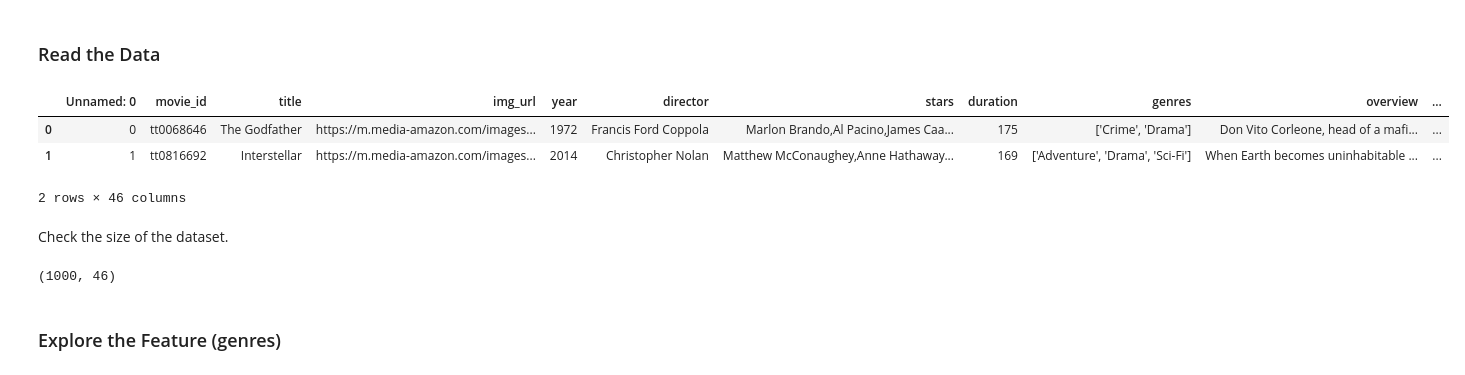
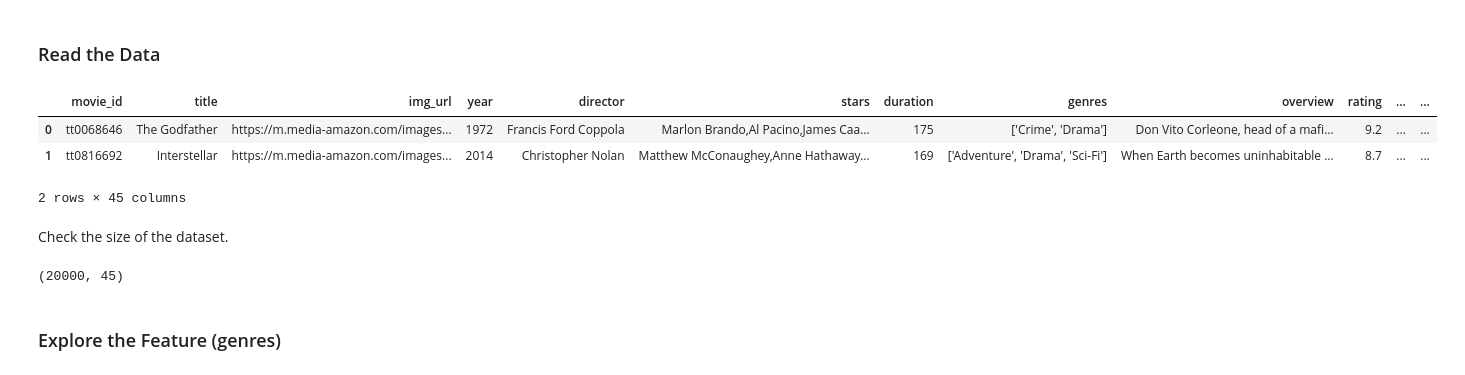
Before and after one commit to minhdo2207/Movie_Recommendation_Web, a Jupyter notebook: algorithm/content_based_recommender.ipynb, the cells around one changed output. Drawn from its saved outputs; the diff is of its cells as text; code cells hidden in the pictures.

```diff
--- a/algorithm/content_based_recommender.ipynb
+++ b/algorithm/content_based_recommender.ipynb
@@ -11,21 +11,21 @@ import matplotlib.pyplot as plt
 # %% [markdown]
 ### Read the Data
 # %%
-movies = pd.read_csv('../preprocessor/data_cleaned.csv', sep=',', index_col=False, dtype='unicode')
+movies = pd.read_csv('../preprocessor/movies_data_cleaned.csv', sep=',', index_col=False, dtype='unicode')
 # Select the first 30,000 rows
-selected_movies = movies.head(1000)
+selected_movies = movies.head(20000)
 selected_movies.head(2)
 # %% [output]
-|  | Unnamed: 0 | movie_id | title | img_url | year | director | stars | duration | genres | overview | ... |
-| 0 | 0 | tt0068646 | The Godfather | https://m.media-amazon.com/images... | 1972 | Francis Ford Coppola | Marlon Brando,Al Pacino,James Caa... | 175 | ['Crime', 'Drama'] | Don Vito Corleone, head of a mafi... | ... |
-| 1 | 1 | tt0816692 | Interstellar | https://m.media-amazon.com/images... | 2014 | Christopher Nolan | Matthew McConaughey,Anne Hathaway... | 169 | ['Adventure', 'Drama', 'Sci-Fi'] | When Earth becomes uninhabitable ... | ... |
+|  | movie_id | title | img_url | year | director | stars | duration | genres | overview | rating | ... | ... |
+| 0 | tt0068646 | The Godfather | https://m.media-amazon.com/images... | 1972 | Francis Ford Coppola | Marlon Brando,Al Pacino,James Caa... | 175 | ['Crime', 'Drama'] | Don Vito Corleone, head of a mafi... | 9.2 | ... | ... |
+| 1 | tt0816692 | Interstellar | https://m.media-amazon.com/images... | 2014 | Christopher Nolan | Matthew McConaughey,Anne Hathaway... | 169 | ['Adventure', 'Drama', 'Sci-Fi'] | When Earth becomes uninhabitable ... | 8.7 | ... | ... |
-2 rows × 46 columns
+2 rows × 45 columns
 # %% [markdown]
 Check the size of the dataset.
 # %%
 selected_movies.shape
 # %% [output]
-(1000, 46)
+(20000, 45)
 # %% [markdown]
 ### Explore the Feature (genres)
 # %% [markdown]
```
Also changed, not shown: parts of 5 cells of this notebook, 6 other files.
